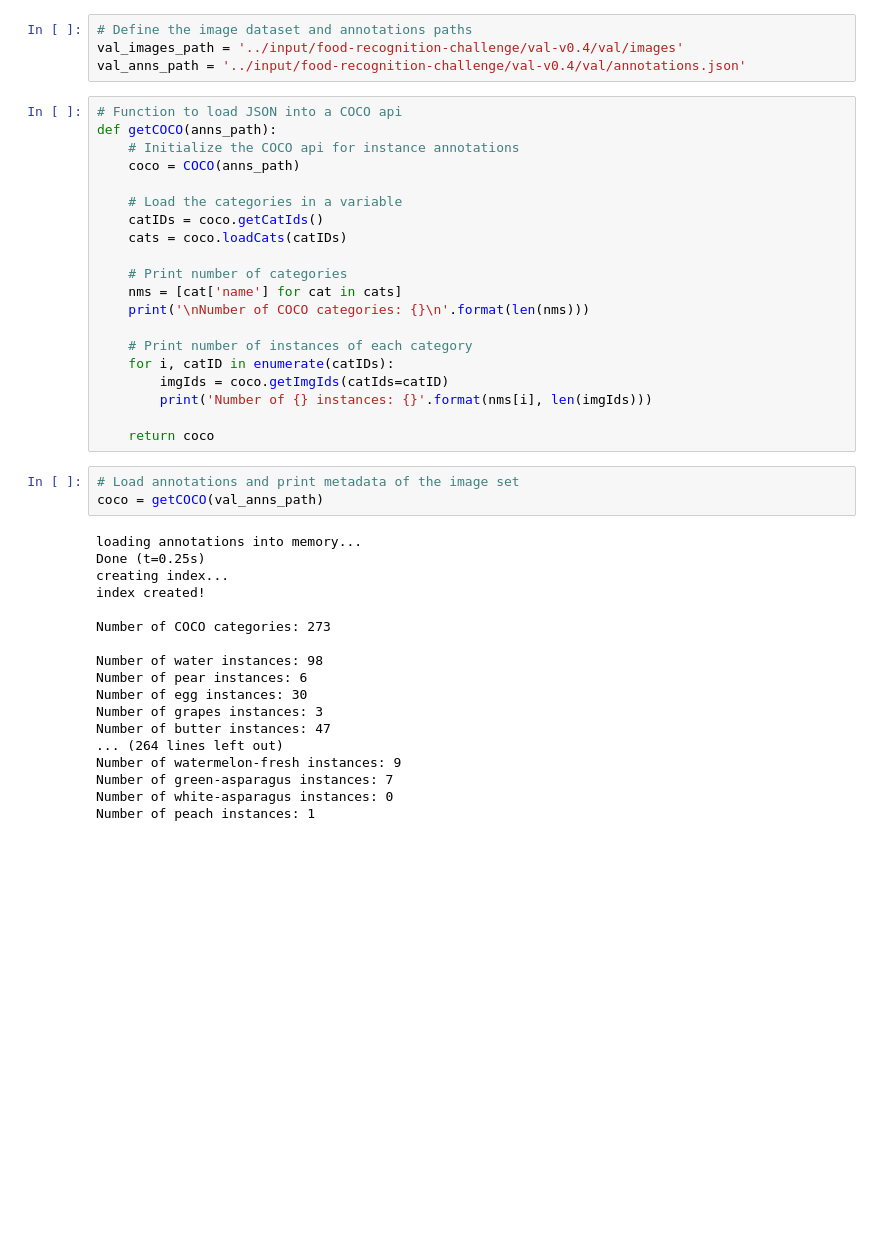
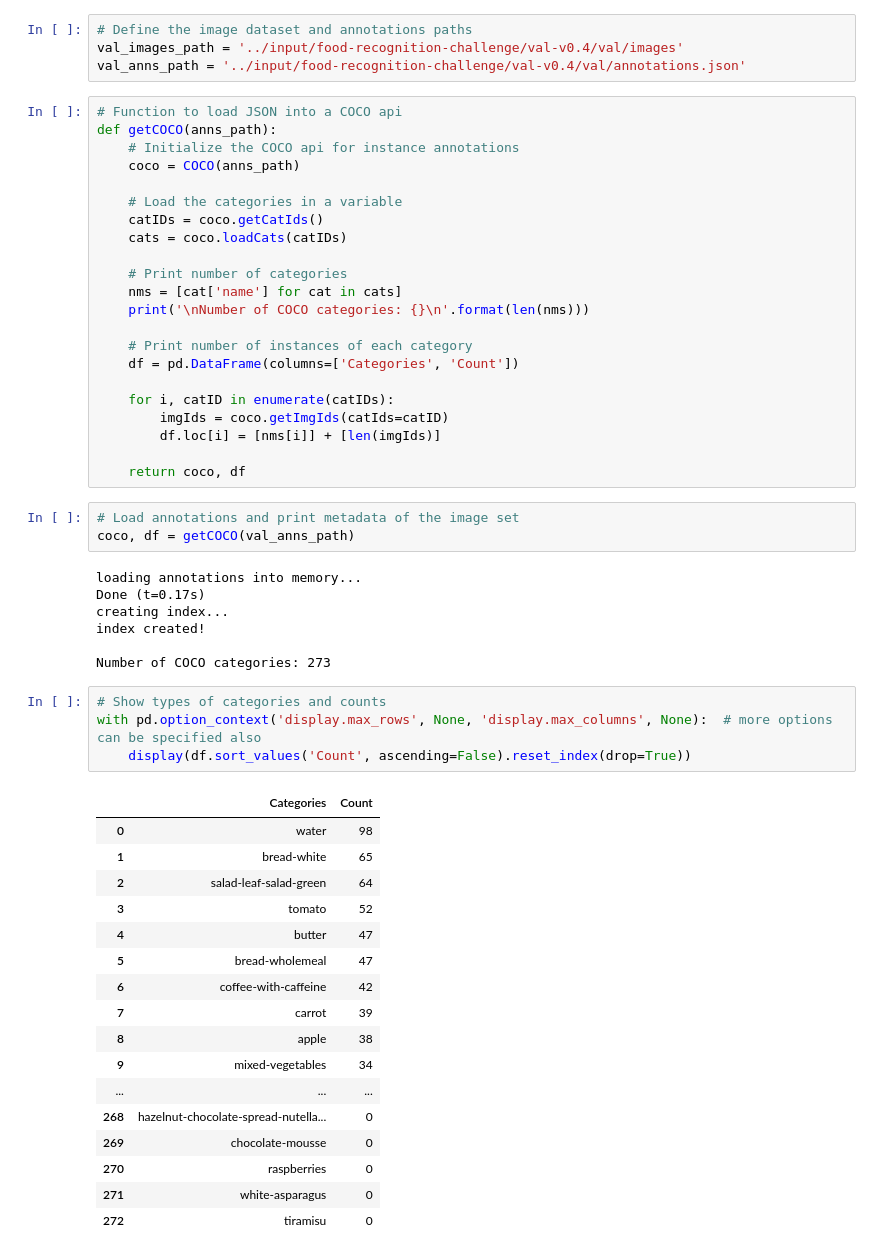
Before and after one commit to lucamarini22/food-recognition-challenge, a Jupyter notebook: food-recognition-challenge.ipynb, the cells around one changed output. Drawn from its saved outputs; the diff is of its cells as text; blank space fills up the shorter version.

```diff
--- a/food-recognition-challenge.ipynb
+++ b/food-recognition-challenge.ipynb
@@ -52,30 +53,43 @@ def getCOCO(anns_path):
     print('\nNumber of COCO categories: {}\n'.format(len(nms)))
 
     # Print number of instances of each category
+    df = pd.DataFrame(columns=['Categories', 'Count'])
+
     for i, catID in enumerate(catIDs):
         imgIds = coco.getImgIds(catIds=catID)
-        print('Number of {} instances: {}'.format(nms[i], len(imgIds)))
+        df.loc[i] = [nms[i]] + [len(imgIds)]
 
-    return coco
+    return coco, df
 # %%
 # Load annotations and print metadata of the image set
-coco = getCOCO(val_anns_path)
+coco, df = getCOCO(val_anns_path)
 # %% [output]
 loading annotations into memory...
-Done (t=0.25s)
+Done (t=0.17s)
 creating index...
 index created!
 
 Number of COCO categories: 273
-
-Number of water instances: 98
-Number of pear instances: 6
-Number of egg instances: 30
-Number of grapes instances: 3
-Number of butter instances: 47
-... (264 lines left out)
-Number of watermelon-fresh instances: 9
-Number of green-asparagus instances: 7
-Number of white-asparagus instances: 0
-Number of peach instances: 1
+# %%
+# Show types of categories and counts
+with pd.option_context('display.max_rows', None, 'display.max_columns', None):  # more options can be specified also
+    display(df.sort_values('Count', ascending=False).reset_index(drop=True))
+# %% [output]
+|  | Categories | Count |
+| 0 | water | 98 |
+| 1 | bread-white | 65 |
+| 2 | salad-leaf-salad-green | 64 |
+| 3 | tomato | 52 |
+| 4 | butter | 47 |
+| 5 | bread-wholemeal | 47 |
+| 6 | coffee-with-caffeine | 42 |
+| 7 | carrot | 39 |
+| 8 | apple | 38 |
+| 9 | mixed-vegetables | 34 |
+| ... | ... | ... |
+| 268 | hazelnut-chocolate-spread-nutella... | 0 |
+| 269 | chocolate-mousse | 0 |
+| 270 | raspberries | 0 |
+| 271 | white-asparagus | 0 |
+| 272 | tiramisu | 0 |
 # %% [markdown]
```
Also changed, not shown: parts of 14 cells of this notebook.
